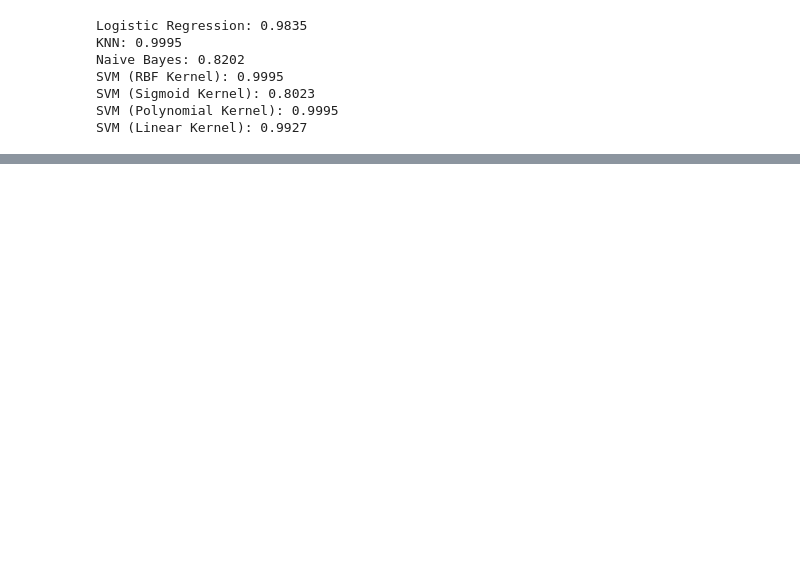
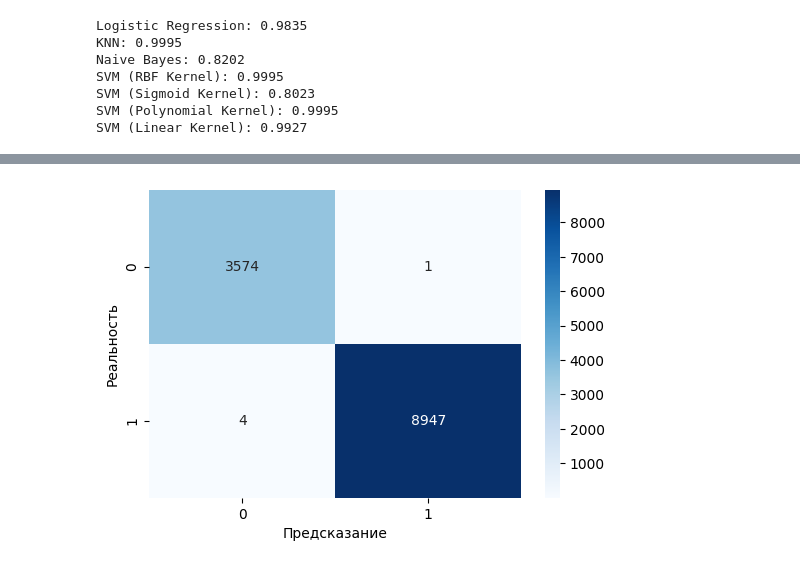
Before and after one commit to TheSlavchik/Unik, a Jupyter notebook: ML/notebooks/Lab3.ipynb, the cells around one changed output, grey strips where cells are left out. Cells and saved outputs as stored; diff of their text form; code cells hidden in the pictures; blank space fills up the shorter version.

```diff
--- a/ML/notebooks/Lab3.ipynb
+++ b/ML/notebooks/Lab3.ipynb
@@ -109,9 +124,9 @@ param_dist_knn = {
     'clf__weights': ['uniform', 'distance']
 }
 
-random_knn = RandomizedSearchCV(models["KNN"], param_dist_knn, n_iter=10, cv=kf, scoring='accuracy', random_state=777)
+best_knn = RandomizedSearchCV(models["KNN"], param_dist_knn, n_iter=10, cv=kf, scoring='accuracy', random_state=777)
 
-random_knn.fit(X_train, y_train)
-y_pred = random_knn.predict(X_test)
-accuracy_score(y_test, y_pred)
+best_knn.fit(X_train_balanced, y_train_balanced)
+y_pred_knn = best_knn.predict(X_test)
+accuracy_score(y_test, y_pred_knn)
 # %% [output]
@@ -221,0 +300,8 @@ print(study.best_value)
+# %%
+plt.figure(figsize=(6, 4))
+sns.heatmap(confusion_matrix(y_test, y_pred_knn), annot=True, fmt='d', cmap='Blues')
+plt.xlabel('Предсказание')
+plt.ylabel('Реальность')
+plt.show()
+# %% [output]
+[figure, added]
```
Also changed, not shown: parts of 79 cells of this notebook, 22 other files.
